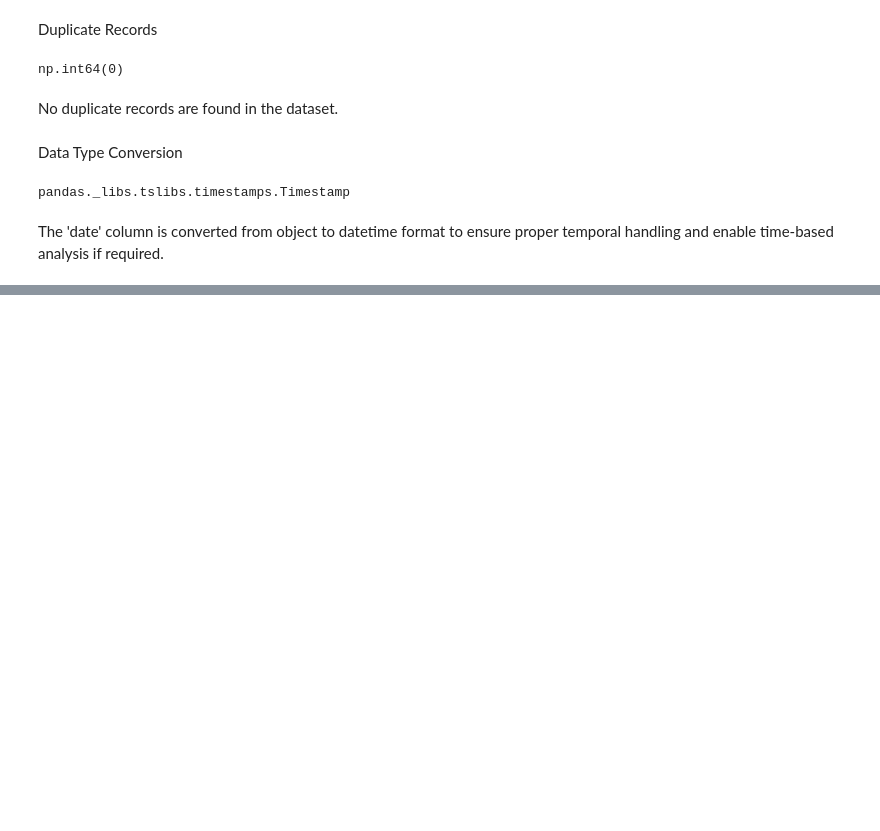
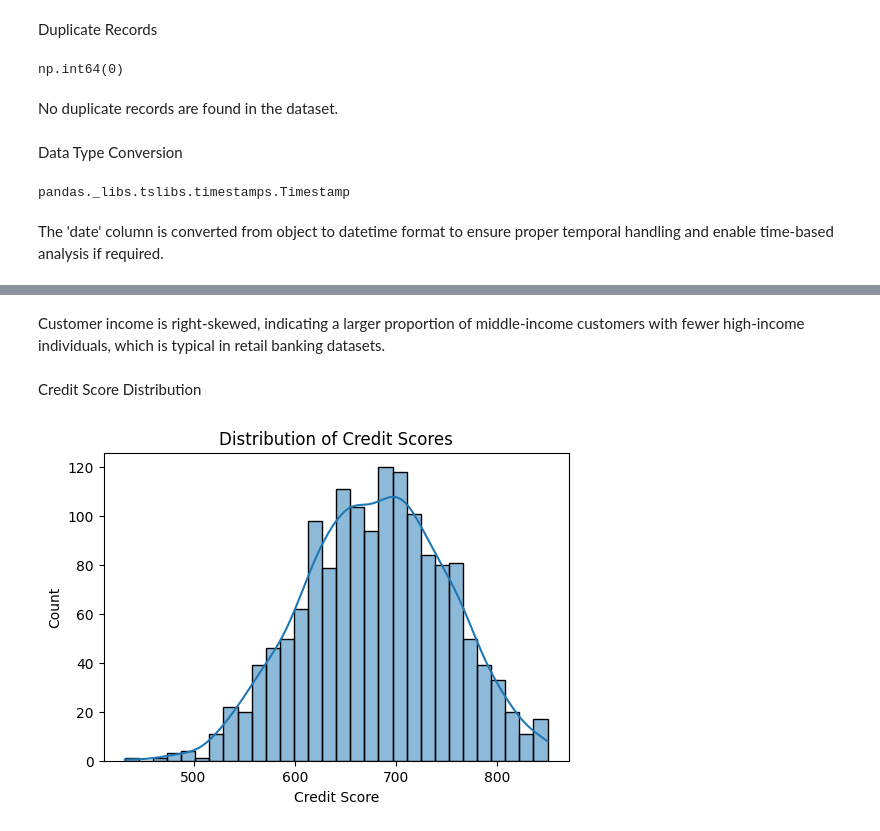
Before and after one commit to ShuHuiK/WIE3007_Group_Assignment, a Jupyter notebook: eda_decision_tree.ipynb, the cells around one changed output, grey strips where cells are left out. Saved outputs shown, nothing was run; the diff lists cells and outputs as text; code cells hidden in the pictures; blank space fills up the shorter version.

```diff
--- a/eda_decision_tree.ipynb
+++ b/eda_decision_tree.ipynb
@@ -90,0 +134,13 @@ The 'date' column is converted from object to datetime format to ensure proper t
+# %% [markdown]
+Customer income is right-skewed, indicating a larger proportion of middle-income customers with fewer high-income individuals, which is typical in retail banking datasets.
+# %% [markdown]
+Credit Score Distribution
+# %%
+plt.figure(figsize=(6,4))
+sns.histplot(df['credit_score'], bins=30, kde=True)
+plt.title("Distribution of Credit Scores")
+plt.xlabel("Credit Score")
+plt.ylabel("Count")
+plt.show()
+# %% [output]
+[figure, added]
```
Also changed, not shown: parts of 22 cells of this notebook.
